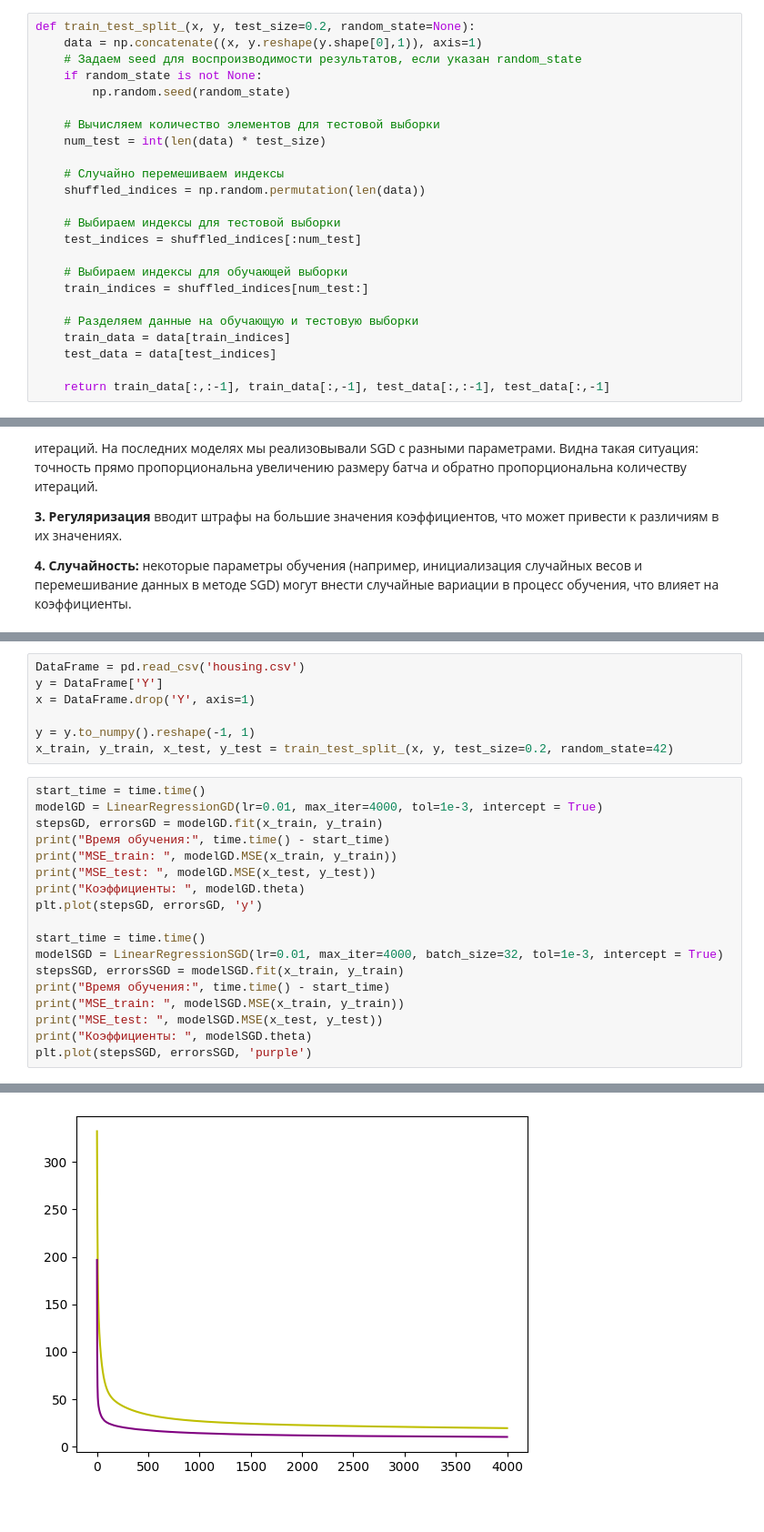
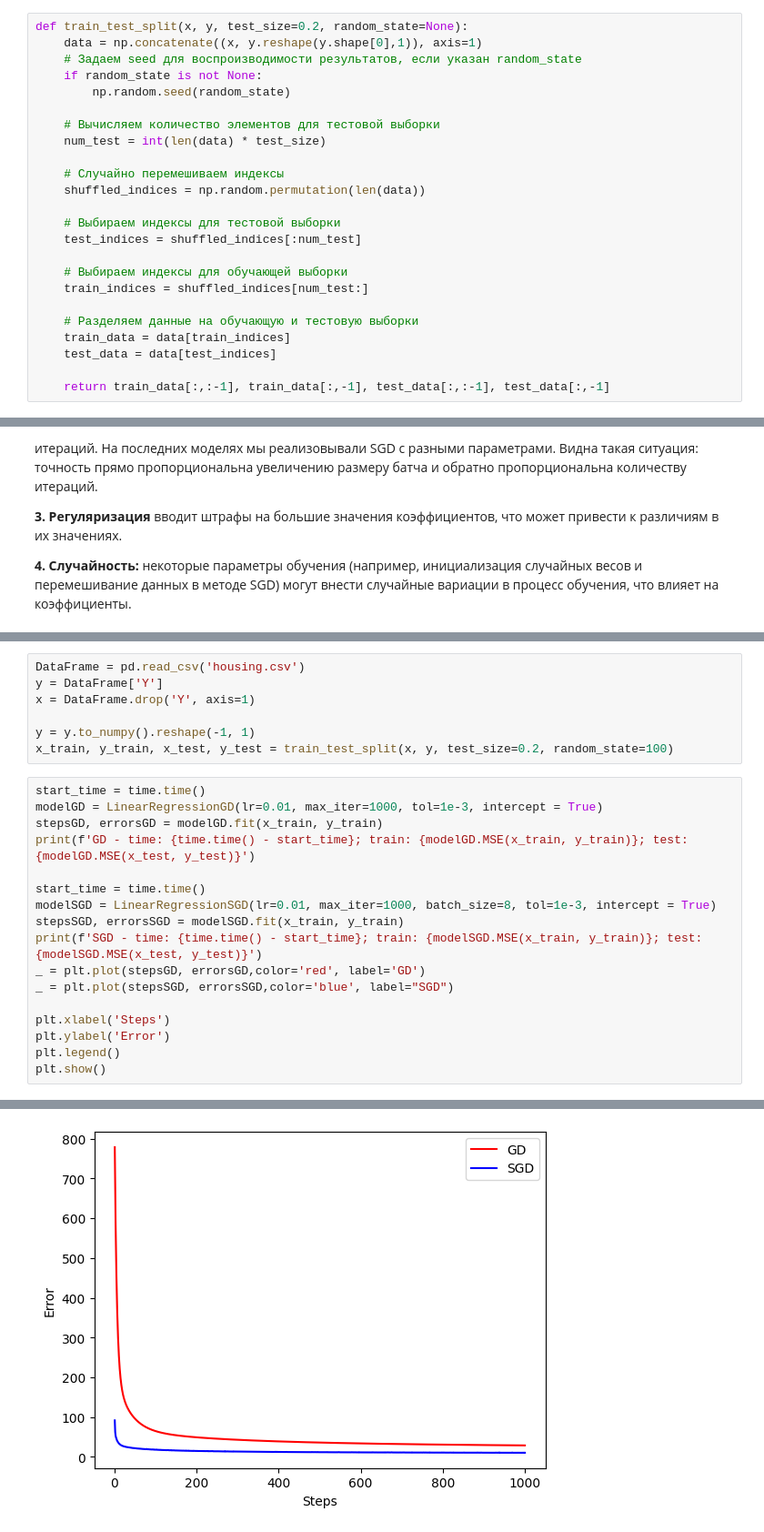
Before and after one commit to alexndremelyanov/_, a Jupyter notebook: L4.ipynb, the cells around one changed output, grey strips where cells are left out. Shown: that part at 91% size. Drawn from its saved outputs; the diff is of its cells as text; blank space fills up the shorter version.

```diff
--- a/L4.ipynb
+++ b/L4.ipynb
@@ -173,5 +161,5 @@ fig = plt.plot(steps, errors)
 # %%
-def train_test_split_(x, y, test_size=0.2, random_state=None):
+def train_test_split(x, y, test_size=0.2, random_state=None):
     data = np.concatenate((x, y.reshape(y.shape[0],1)), axis=1)
     # Задаем seed для воспроизводимости результатов, если указан random_state
     if random_state is not None:
@@ -368,23 +335,22 @@ y = DataFrame['Y']
 x = DataFrame.drop('Y', axis=1)
 
 y = y.to_numpy().reshape(-1, 1)
-x_train, y_train, x_test, y_test = train_test_split_(x, y, test_size=0.2, random_state=42)
+x_train, y_train, x_test, y_test = train_test_split(x, y, test_size=0.2, random_state=100)
 # %%
 start_time = time.time()
-modelGD = LinearRegressionGD(lr=0.01, max_iter=4000, tol=1e-3, intercept = True)
+modelGD = LinearRegressionGD(lr=0.01, max_iter=1000, tol=1e-3, intercept = True)
 stepsGD, errorsGD = modelGD.fit(x_train, y_train)
-print("Время обучения:", time.time() - start_time)
-print("MSE_train: ", modelGD.MSE(x_train, y_train))
-print("MSE_test: ", modelGD.MSE(x_test, y_test))
-print("Коэффициенты: ", modelGD.theta)
-plt.plot(stepsGD, errorsGD, 'y')
+print(f'GD - time: {time.time() - start_time}; train: {modelGD.MSE(x_train, y_train)}; test: {modelGD.MSE(x_test, y_test)}')
 
 start_time = time.time()
-modelSGD = LinearRegressionSGD(lr=0.01, max_iter=4000, batch_size=32, tol=1e-3, intercept = True)
+modelSGD = LinearRegressionSGD(lr=0.01, max_iter=1000, batch_size=8, tol=1e-3, intercept = True)
 stepsSGD, errorsSGD = modelSGD.fit(x_train, y_train)
-print("Время обучения:", time.time() - start_time)
-print("MSE_train: ", modelSGD.MSE(x_train, y_train))
-print("MSE_test: ", modelSGD.MSE(x_test, y_test))
-print("Коэффициенты: ", modelSGD.theta)
-plt.plot(stepsSGD, errorsSGD, 'purple')
+print(f'SGD - time: {time.time() - start_time}; train: {modelSGD.MSE(x_train, y_train)}; test: {modelSGD.MSE(x_test, y_test)}')
+_ = plt.plot(stepsGD, errorsGD,color='red', label='GD')
+_ = plt.plot(stepsSGD, errorsSGD,color='blue', label="SGD")
+
+plt.xlabel('Steps')
+plt.ylabel('Error')
+plt.legend()
+plt.show()
 # %% [output]
@@ -409,2 +359,2 @@ MSE_test:  21.435195259064415
-[figure, old version]
+[figure, new version]
 # %% [markdown]
```
Also changed, not shown: parts of 19 cells of this notebook.
